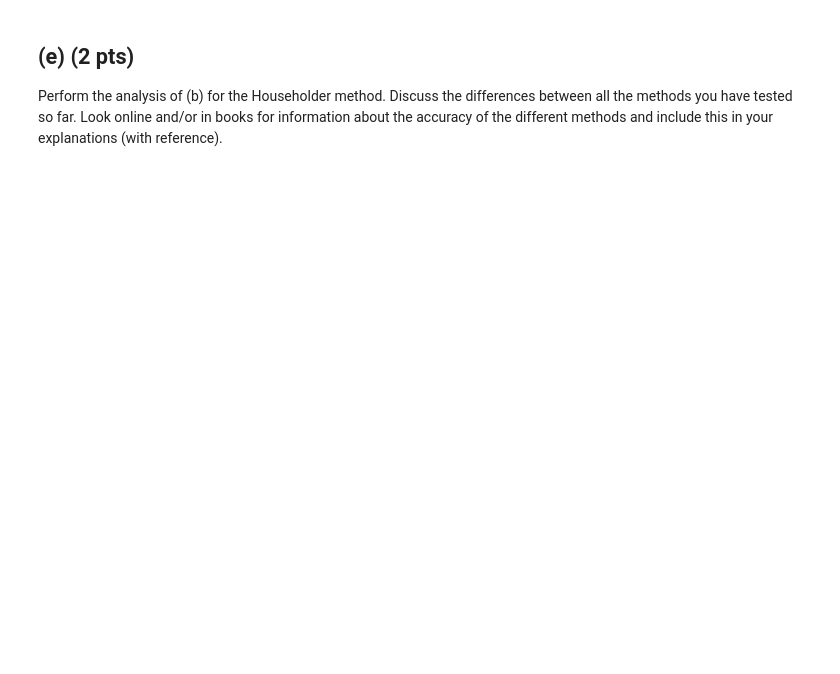
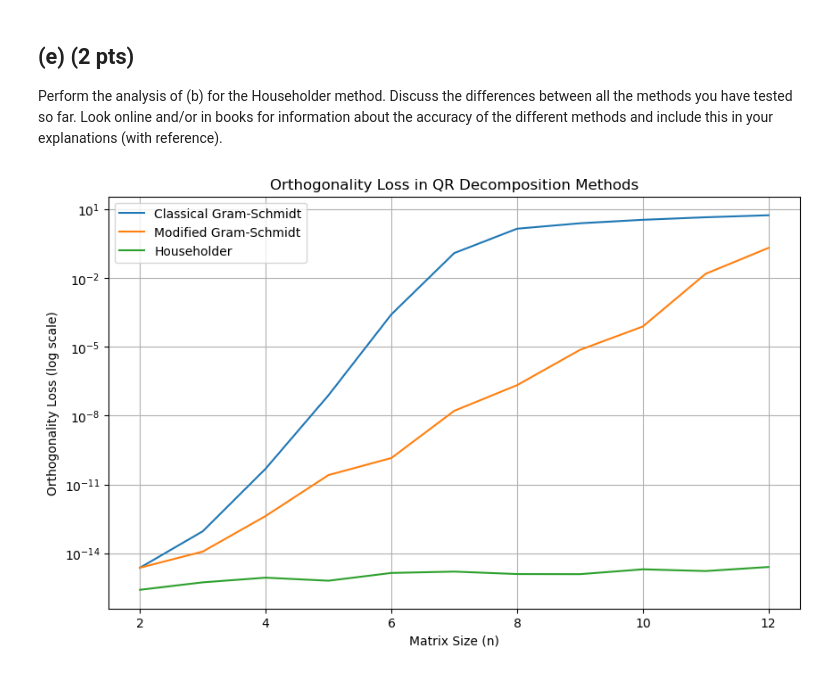
Before and after one commit to Terry-ZJ-Zhang/Numerical_Algorithm_Assignments, a Jupyter notebook: hw3/hw3_2023.ipynb, the cells around one changed output. Saved outputs shown, nothing was run; the diff lists cells and outputs as text; code cells hidden in the pictures; blank space fills up the shorter version.

```diff
--- a/hw3/hw3_2023.ipynb
+++ b/hw3/hw3_2023.ipynb
@@ -210,4 +210,94 @@ The Householder method is more numerically stable than the classical Gram-Schmid
 ## (e) (2 pts)
 Perform the analysis of (b) for the Householder method. Discuss the differences between all the methods you have tested so far. Look online and/or in books for information about the accuracy of the different methods and include this in your explanations (with reference).
 # %%
-# YOUR CODE HERE
+import numpy as np
+import matplotlib.pyplot as plt
+
+def hilbert_matrix(n):
+    """Create an n x n Hilbert matrix."""
+    return np.array([[1 / (i + j - 1) for j in range(1, n + 1)] for i in range(1, n + 1)])
+
+def classical_gram_schmidt(A):
+    """Classical Gram-Schmidt QR decomposition."""
+    m, n = A.shape
+    Q = np.zeros((m, n))
+    R = np.zeros((n, n))
+
+    for k in range(n):
+        Q[:, k] = A[:, k]
+        for i in range(k):
+            R[i, k] = np.dot(Q[:, i], A[:, k])
+            Q[:, k] -= R[i, k] * Q[:, i]
+        R[k, k] = np.linalg.norm(Q[:, k])
+        Q[:, k] /= R[k, k]
+
+    return Q, R
+
+def modified_gram_schmidt(A):
+    """Modified Gram-Schmidt QR decomposition."""
+    m, n = A.shape
+    Q = np.zeros((m, n))
+    R = np.zeros((n, n))
+
+    for k in range(n):
+        R[k, k] = np.linalg.norm(A[:, k])
+        Q[:, k] = A[:, k] / R[k, k]
+        for i in range(k + 1, n):
+            R[k, i] = np.dot(Q[:, k], A[:, i])
+            A[:, i] -= R[k, i] * Q[:, k]
+
+    return Q, R
+
+def householder(A):
+    """Householder QR decomposition."""
+    m, n = A.shape
+    Q = np.eye(m)
+    R = A.copy()
+
+    for k in range(n - 1):
+        x = R[k:, k]
+        e = np.zeros_like(x)
+        e[0] = np.linalg.norm(x)
+        u = x + np.sign(x[0]) * e
+        u = u / np.linalg.norm(u)
+        R[k:, k:] -= 2 * np.outer(u, np.dot(u, R[k:, k:]))
+        Q[k:] -= 2 * np.outer(u, np.dot(u, Q[k:]))
+
+    return Q.T, R
+
+def orthogonality_loss(Q):
+    """Compute the orthogonality loss."""
+    return np.linalg.norm(np.eye(Q.shape[1]) - np.dot(Q.T, Q))
+
+# Range of n
+n_values = range(2, 13)
+
+# Store orthogonality losses
+losses_classical = []
+losses_modified = []
+losses_householder = []
+
+for n in n_values:
+    H = hilbert_matrix(n)
+
+    Q_classical, _ = classical_gram_schmidt(H)
+    Q_modified, _ = modified_gram_schmidt(H)
+    Q_householder, _ = householder(H)
+
+    losses_classical.append(orthogonality_loss(Q_classical))
+    losses_modified.append(orthogonality_loss(Q_modified))
+    losses_householder.append(orthogonality_loss(Q_householder))
+
+# Plotting
+plt.figure(figsize=(10, 6))
+plt.semilogy(n_values, losses_classical, label='Classical Gram-Schmidt')
+plt.semilogy(n_values, losses_modified, label='Modified Gram-Schmidt')
+plt.semilogy(n_values, losses_householder, label='Householder')
+plt.xlabel('Matrix Size (n)')
+plt.ylabel('Orthogonality Loss (log scale)')
+plt.title('Orthogonality Loss in QR Decomposition Methods')
+plt.legend()
+plt.grid(True)
+plt.show()
+# %% [output]
+[figure, added]
```
Also changed, not shown: parts of 10 cells of this notebook.
